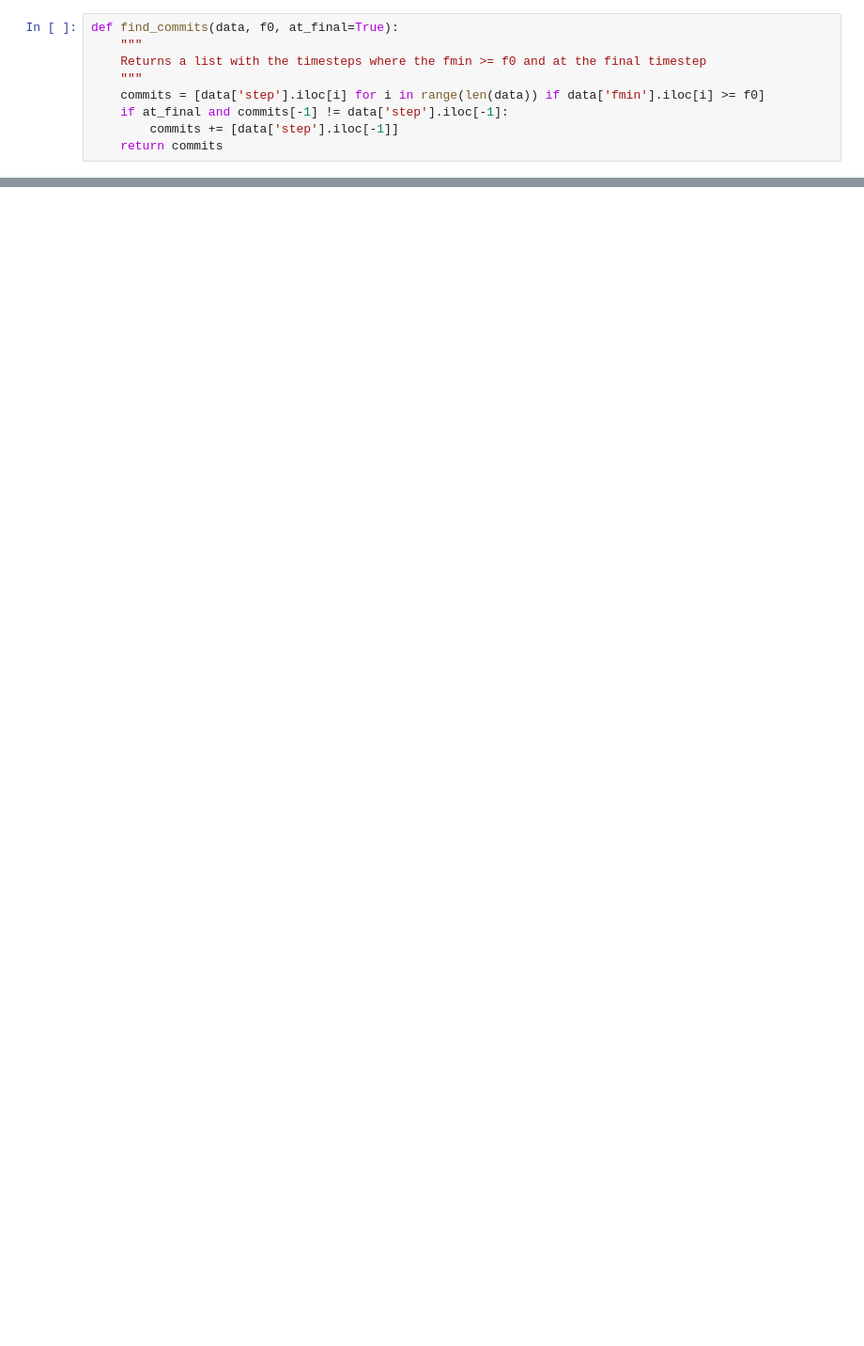
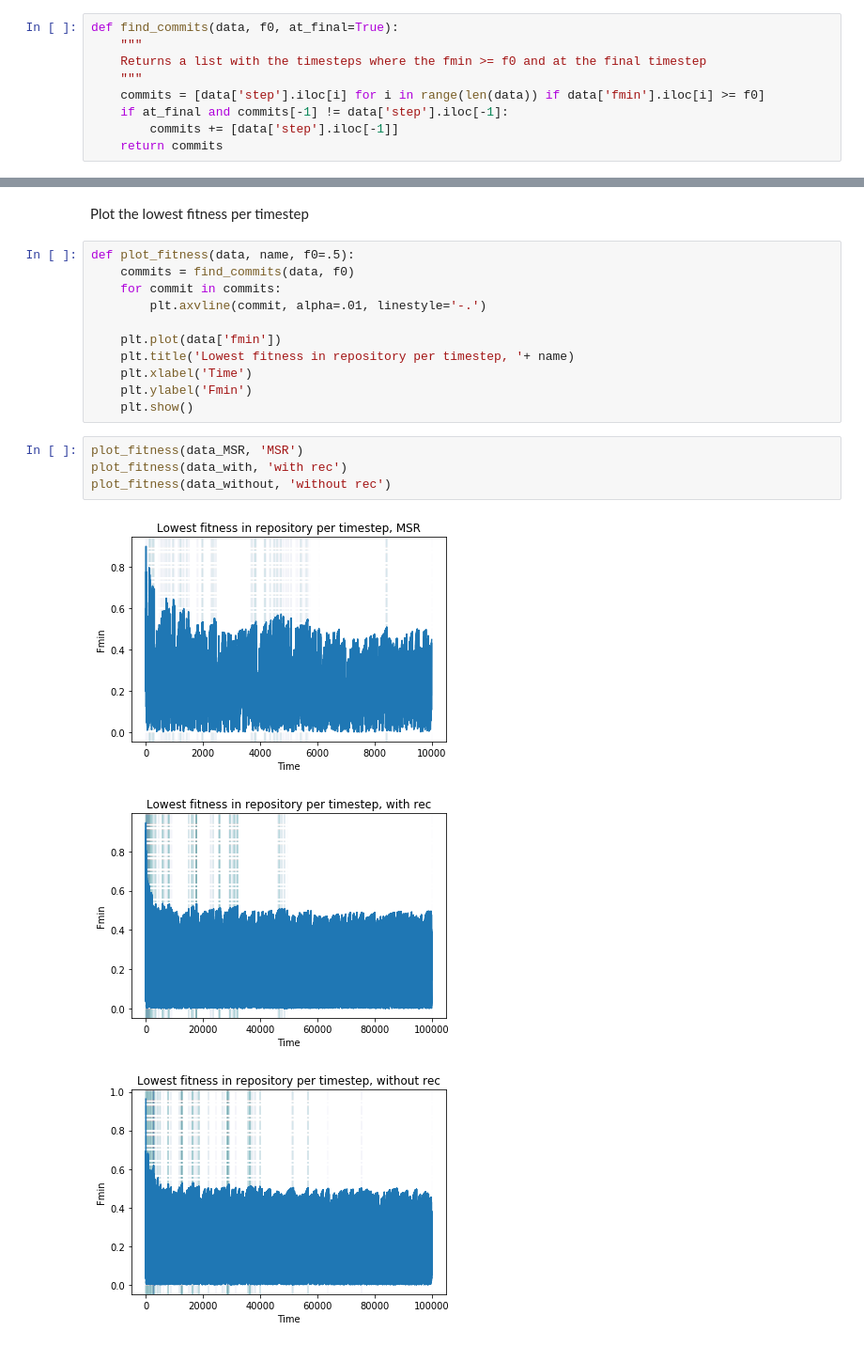
Before and after one commit to NatasjaWezel/Complex_Systems, a Jupyter notebook: Analysis/results_plots.ipynb, the cells around one changed output, grey strips where cells are left out. Shown: that part at 94% size. Drawn from its saved outputs; the diff is of its cells as text; blank space fills up the shorter version.

```diff
--- a/Analysis/results_plots.ipynb
+++ b/Analysis/results_plots.ipynb
@@ -14,0 +24,21 @@ def find_commits(data, f0, at_final=True):
+# %% [markdown]
+Plot the lowest fitness per timestep
+# %%
+def plot_fitness(data, name, f0=.5):
+    commits = find_commits(data, f0)
+    for commit in commits:
+        plt.axvline(commit, alpha=.01, linestyle='-.')
+
+    plt.plot(data['fmin'])
+    plt.title('Lowest fitness in repository per timestep, '+ name)
+    plt.xlabel('Time')
+    plt.ylabel('Fmin')
+    plt.show()
+# %%
+plot_fitness(data_MSR, 'MSR')
+plot_fitness(data_with, 'with rec')
+plot_fitness(data_without, 'without rec')
+# %% [output]
+[figure, added]
+[figure, added]
+[figure, added]
```
Also changed, not shown: parts of 25 cells of this notebook, 2 other files.
